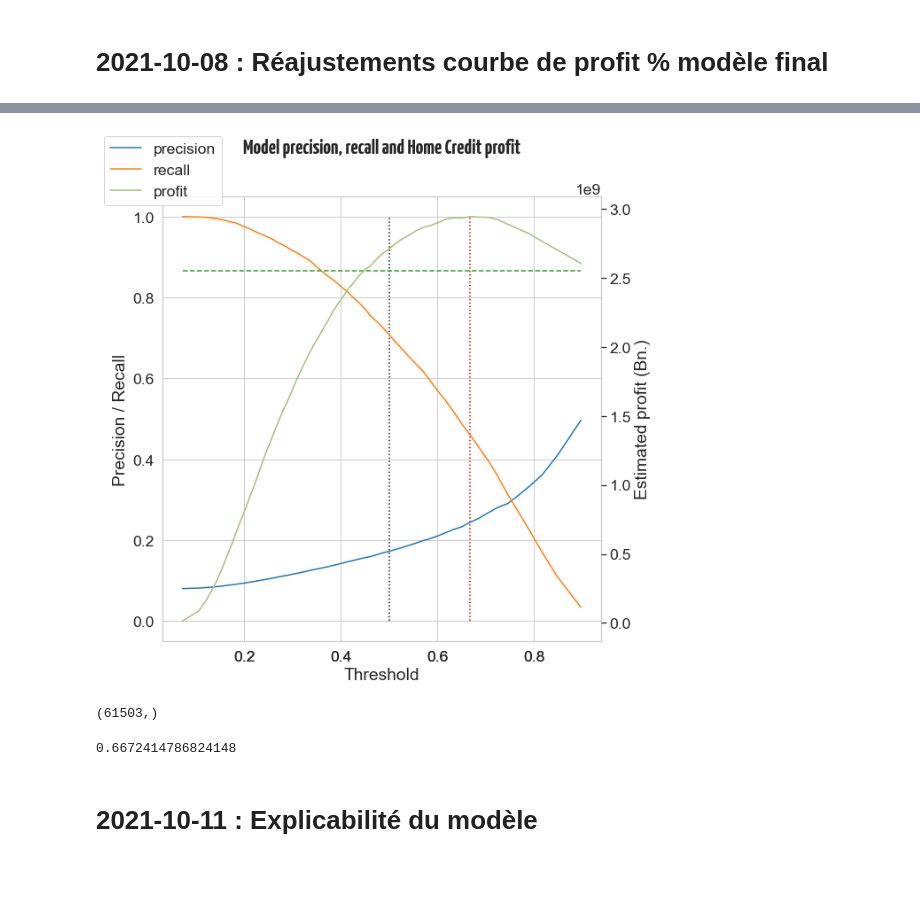
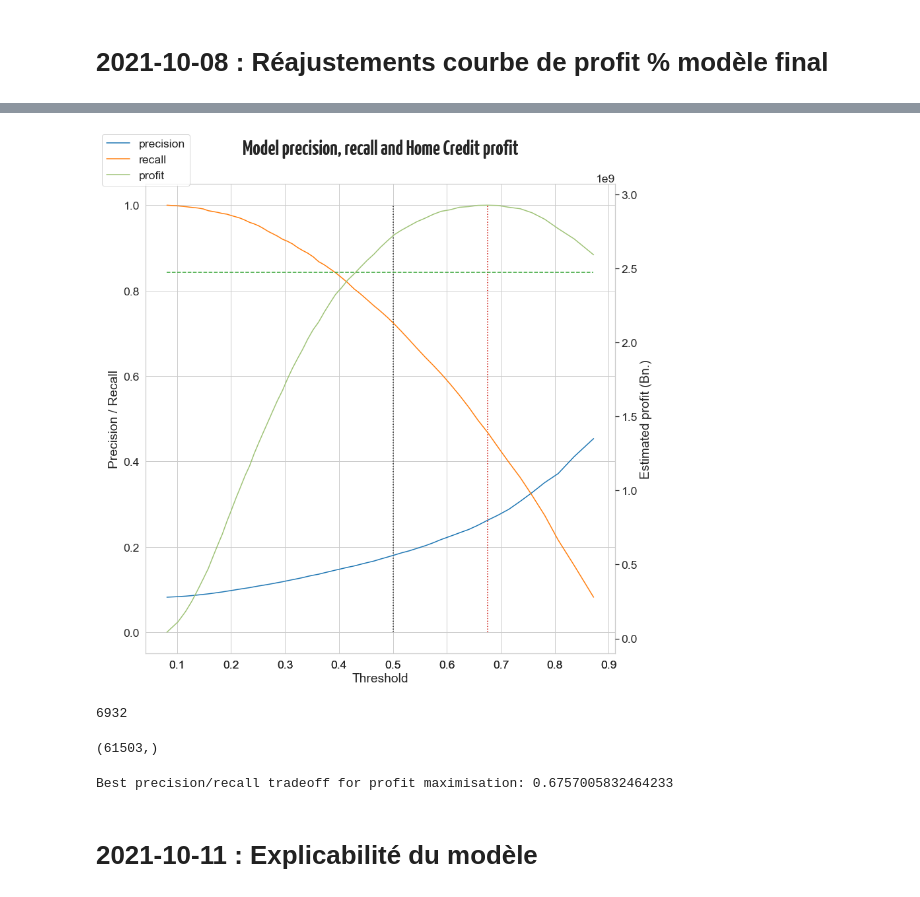
Before and after one commit to gitadum/credit_risk_rating, a Jupyter notebook: notebooks/03_Modelling.ipynb, the cells around one changed output, grey strips where cells are left out. Cells and saved outputs as stored; diff of their text form; code cells hidden in the pictures.

```diff
--- a/00_notebooks/03_Modelling.ipynb
+++ b/notebooks/03_Modelling.ipynb
@@ -650,3 +676,5 @@ Training set dimensions : (307511, 121)
+# %%
+df = add_secondary_table_features(df)
 # %%
 df.head()
 # %% [output]
@@ -696,9 +724,10 @@ models = {'stochastic_grad': stochastic_grad,
           'ada_boost': ada_boost,
           'light_gbm': light_gbm}
 # %%
+# Séparation du jeu de données entre étiquettes et variables explicatives
+X, y = (df.iloc[:,1:], df.iloc[:,0])
 # Séparation du jeu de données entre entraînement et évaluation
-
-X_train, X_test, y_train, y_test = train_test_split(df.iloc[:,1:], df.iloc[:,0],
+X_train, X_test, y_train, y_test = train_test_split(X, y,
                                                     test_size=.2,
                                                     random_state=r)
 # %%
@@ -1927,6 +2132,10 @@ print(probas)
 # Importations
 import sys
 sys.path.append('..')
+
+# "Garbage collection"
+import gc
+gc.enable()
 
 # Bibliothèques utiles
 import pandas as pd
@@ -1936,14 +2145,17 @@ import seaborn as sns
 
 # Chargement du modèle de prédiction sérialisé
 import joblib
-model = joblib.load('../HomeCredit_DefaultRisk.pkl')
+model = joblib.load('../HomeCredit_DefaultRisk.2.pkl')
+
+# Intégration des variables des autres tables
+from preprocess_funcs import add_secondary_table_features
 
 # Évaluation
 from sklearn.model_selection import train_test_split
 from modelling_funcs import model_eval
 from sklearn.metrics import recall_score, precision_score
 
-from styles import *
+from styles import figsave, title_font
 # %%
 # Chargement des jeux de données d'apprentissage et de test
 train = pd.read_csv('../02_data/application_train.csv', index_col=0)
@@ -1966,3 +2180,6 @@ Learning set:
+# %%
+# Ajout des variables des tables secondaires
+df = add_secondary_table_features(df)
 # %%
 # Séparation du jeu de données d'apprentissage entre entraînement et évaluation
 
@@ -2077,38 +2293,40 @@ print(baseline_profit)
 # %%
-fig = plt.figure(figsize=(9,9))
+fig = plt.figure(figsize=(12,12))
 
 ax1 = fig.add_subplot(111)
 ax1.plot(threshold[::1000], precision[::1000], label='precision',)
 ax1.plot(threshold[::1000], recall[::1000], label='recall')
 ax1.set_ylabel('Precision / Recall')
 ax1.set_xlabel('Threshold')
 ax2 = fig.add_subplot(111, sharex=ax1, frameon=False)
 ax2.plot(threshold[::1000], gross_profit_curve, label='profit', color='g')
 ax2.grid(None)
 ax2.yaxis.tick_right()
 ax2.yaxis.set_label_position('right')
 ax2.set_ylabel('Estimated profit (Bn.)')
 ax1.vlines([.5, threshold[::1000][np.argmax(gross_profit_curve)]], 0, 1,
            colors=['k', 'r'], linestyle=':')
 ax2.hlines([baseline_profit], threshold[::1000][0], threshold[::1000][-1],
            colors =['tab:green'], linestyle='--')
 fig.legend(loc='upper left')
 fig.suptitle('Model precision, recall and Home Credit profit',
              **title_font)
 fig.tight_layout()
 figsave(fig, 'gross_profit_curve.png')
 plt.show()
+del fig, ax1, ax2 ; gc.collect()
 # %% [output]
-[figure, old version]
+[figure, new version]
+6932
 # %%
 np.array([0] * df_test.shape[0]).shape
 # %% [output]
 (61503,)
 # %%
 ideal_threshold = threshold[::1000][np.argmax(gross_profit_curve)]
-print(ideal_threshold)
+print('Best precision/recall tradeoff for profit maximisation:',ideal_threshold)
 # %% [output]
-0.6672414786824148
+Best precision/recall tradeoff for profit maximisation: 0.6757005832464233
 # %% [markdown]
 # 2021-10-11 : Explicabilité du modèle
 # %%
```
Also changed, not shown: parts of 35 cells of this notebook, 6 other files.
